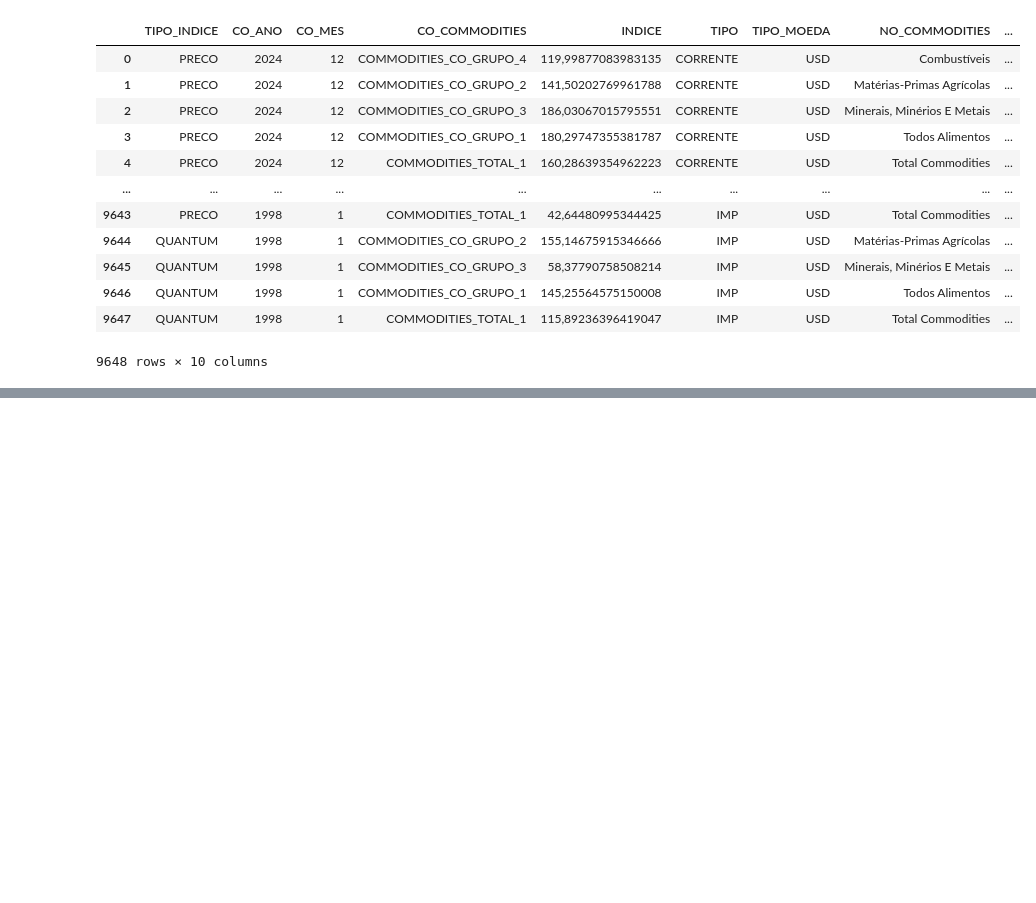
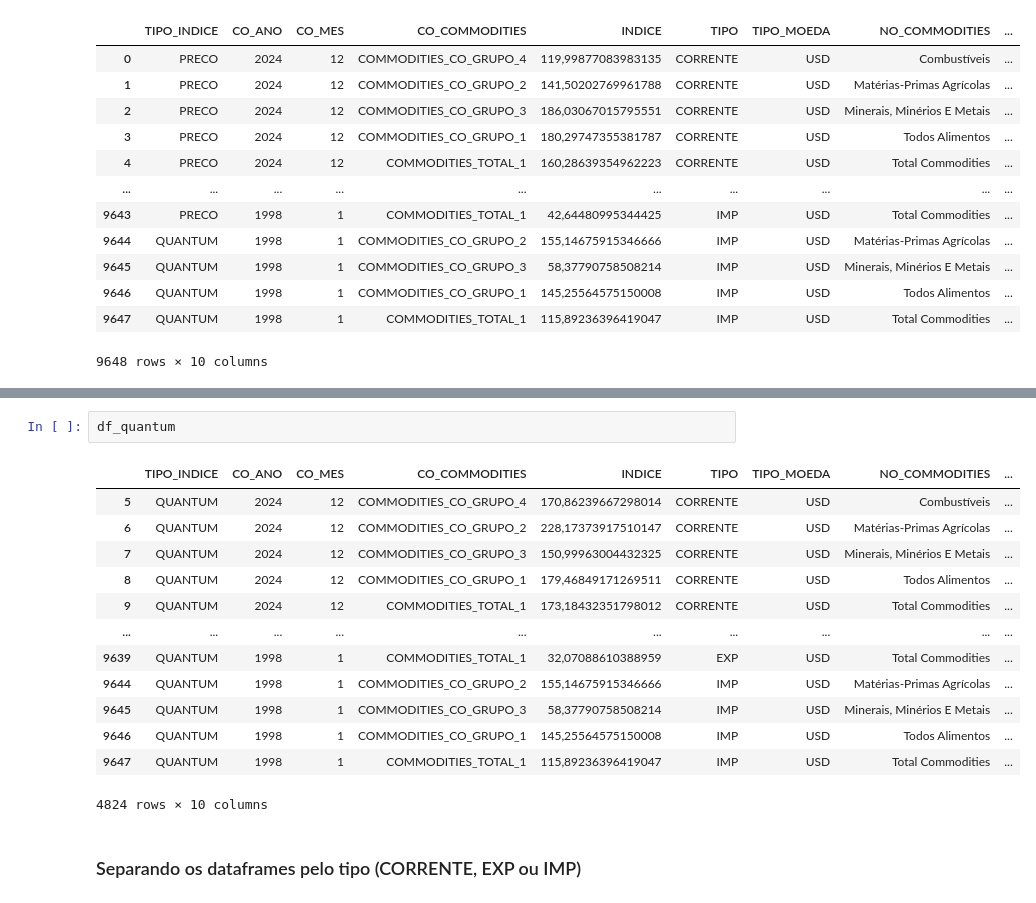
Before and after one commit to MateusVasc/sistemas-multiplos-preditores-commodities, a Jupyter notebook: notebooks/time_series_segmentation.ipynb, the cells around one changed output, grey strips where cells are left out. Cells and saved outputs as stored; diff of their text form; blank space fills up the shorter version.

```diff
--- a/notebooks/time_series_segmentation.ipynb
+++ b/notebooks/time_series_segmentation.ipynb
@@ -20,0 +47,18 @@ df
+# %%
+df_quantum
+# %% [output]
+|  | TIPO_INDICE | CO_ANO | CO_MES | CO_COMMODITIES | INDICE | TIPO | TIPO_MOEDA | NO_COMMODITIES | ... |
+| 5 | QUANTUM | 2024 | 12 | COMMODITIES_CO_GRUPO_4 | 170,86239667298014 | CORRENTE | USD | Combustíveis | ... |
+| 6 | QUANTUM | 2024 | 12 | COMMODITIES_CO_GRUPO_2 | 228,17373917510147 | CORRENTE | USD | Matérias-Primas Agrícolas | ... |
+| 7 | QUANTUM | 2024 | 12 | COMMODITIES_CO_GRUPO_3 | 150,99963004432325 | CORRENTE | USD | Minerais, Minérios E Metais | ... |
+| 8 | QUANTUM | 2024 | 12 | COMMODITIES_CO_GRUPO_1 | 179,46849171269511 | CORRENTE | USD | Todos Alimentos | ... |
+| 9 | QUANTUM | 2024 | 12 | COMMODITIES_TOTAL_1 | 173,18432351798012 | CORRENTE | USD | Total Commodities | ... |
+| ... | ... | ... | ... | ... | ... | ... | ... | ... | ... |
+| 9639 | QUANTUM | 1998 | 1 | COMMODITIES_TOTAL_1 | 32,07088610388959 | EXP | USD | Total Commodities | ... |
+| 9644 | QUANTUM | 1998 | 1 | COMMODITIES_CO_GRUPO_2 | 155,14675915346666 | IMP | USD | Matérias-Primas Agrícolas | ... |
+| 9645 | QUANTUM | 1998 | 1 | COMMODITIES_CO_GRUPO_3 | 58,37790758508214 | IMP | USD | Minerais, Minérios E Metais | ... |
+| 9646 | QUANTUM | 1998 | 1 | COMMODITIES_CO_GRUPO_1 | 145,25564575150008 | IMP | USD | Todos Alimentos | ... |
+| 9647 | QUANTUM | 1998 | 1 | COMMODITIES_TOTAL_1 | 115,89236396419047 | IMP | USD | Total Commodities | ... |
+4824 rows × 10 columns
+# %% [markdown]
+### Separando os dataframes pelo tipo (CORRENTE, EXP ou IMP)
```
Also changed, not shown: parts of 59 cells of this notebook.
